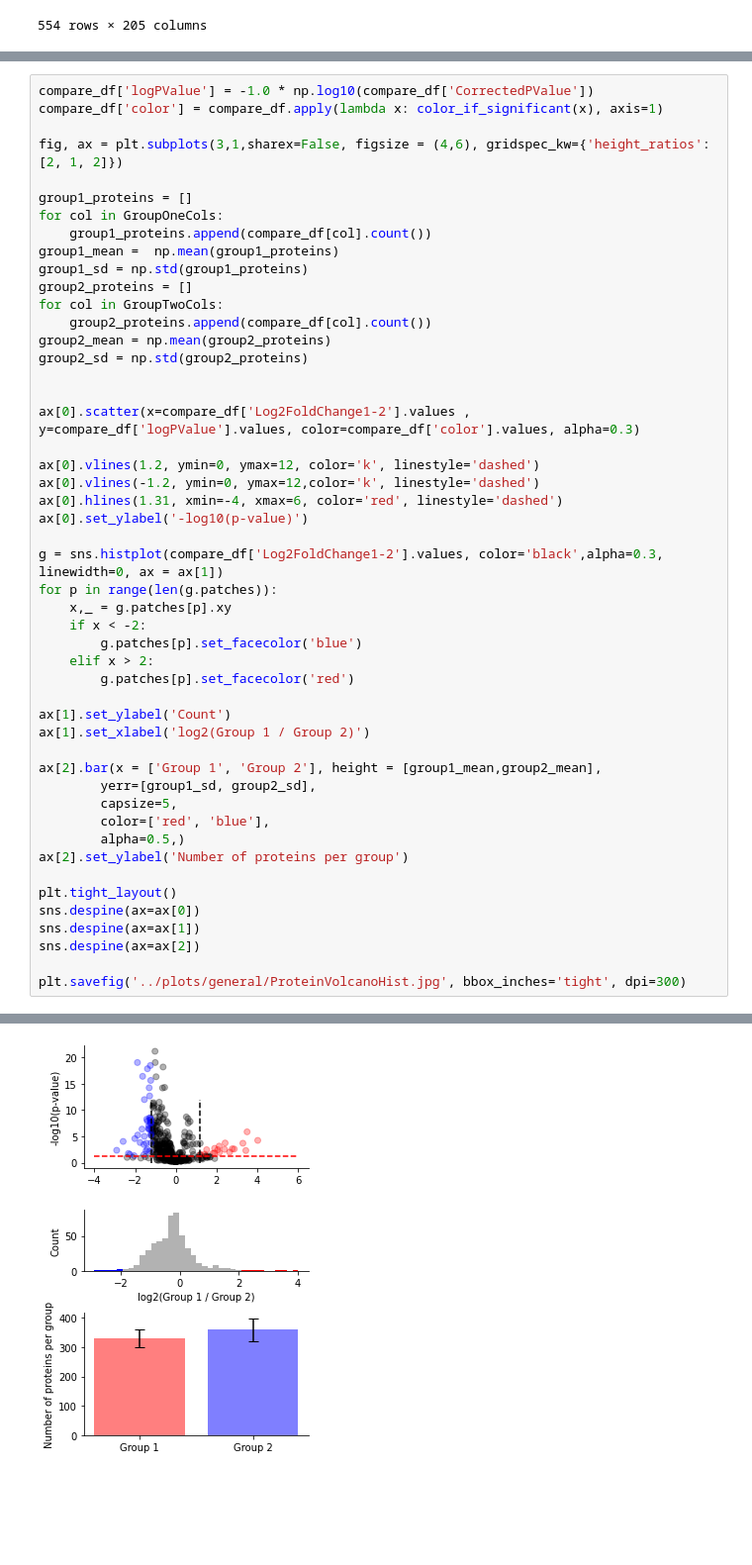
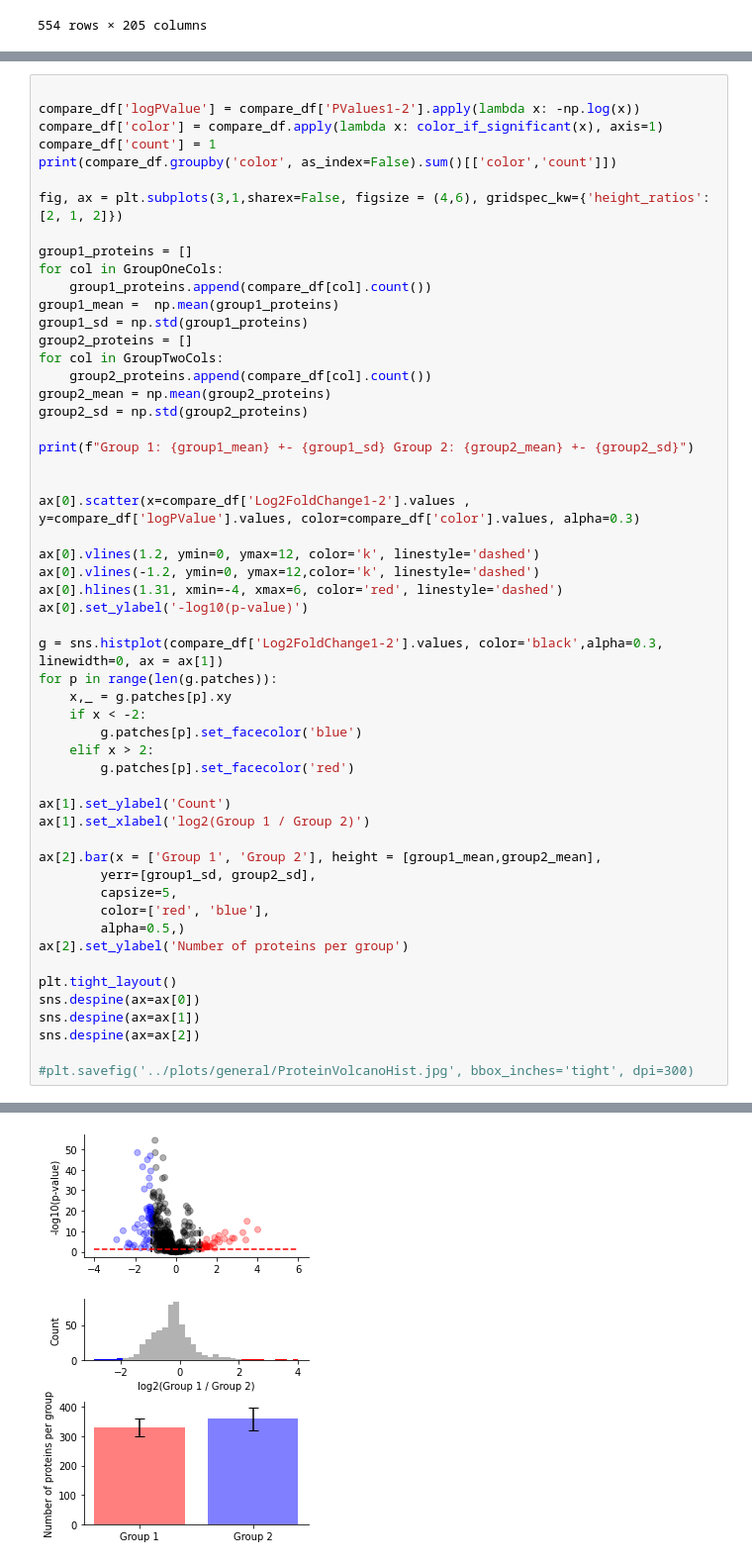
Before and after one commit to ErikHartman/sepsis-ml, a Jupyter notebook: src/general.ipynb, the cells around one changed output, grey strips where cells are left out. Shown: that part at 99% size. Saved outputs shown, nothing was run; the diff lists cells and outputs as text; blank space fills up the shorter version.

```diff
--- a/src/general.ipynb
+++ b/src/general.ipynb
@@ -318,6 +339,9 @@ plt.savefig('../plots/general/PeptideDistFC.jpg', bbox_inches='tight', dpi=300)
 # %%
-compare_df['logPValue'] = -1.0 * np.log10(compare_df['CorrectedPValue'])
+
+compare_df['logPValue'] = compare_df['PValues1-2'].apply(lambda x: -np.log(x))
 compare_df['color'] = compare_df.apply(lambda x: color_if_significant(x), axis=1)
+compare_df['count'] = 1
+print(compare_df.groupby('color', as_index=False).sum()[['color','count']])
 
 fig, ax = plt.subplots(3,1,sharex=False, figsize = (4,6), gridspec_kw={'height_ratios': [2, 1, 2]})
 
@@ -331,6 +355,8 @@ for col in GroupTwoCols:
     group2_proteins.append(compare_df[col].count())
 group2_mean = np.mean(group2_proteins)
 group2_sd = np.std(group2_proteins)
+
+print(f"Group 1: {group1_mean} +- {group1_sd} Group 2: {group2_mean} +- {group2_sd}")
 
 
 ax[0].scatter(x=compare_df['Log2FoldChange1-2'].values , y=compare_df['logPValue'].values, color=compare_df['color'].values, alpha=0.3)
@@ -363,5 +389,5 @@ sns.despine(ax=ax[0])
 sns.despine(ax=ax[1])
 sns.despine(ax=ax[2])
 
-plt.savefig('../plots/general/ProteinVolcanoHist.jpg', bbox_inches='tight', dpi=300)
+#plt.savefig('../plots/general/ProteinVolcanoHist.jpg', bbox_inches='tight', dpi=300)
 # %% [output]
@@ -368,4 +399,4 @@ plt.savefig('../plots/general/ProteinVolcanoHist.jpg', bbox_inches='tight', dpi=
-[figure, old version]
+[figure, new version]
 # %%
 quant_matrix = QuantMatrix(
     quantification_file=f"{MS_DATA_PATH}/inner.tsv",
```
Also changed, not shown: parts of 5 cells of this notebook, 58 other files.
